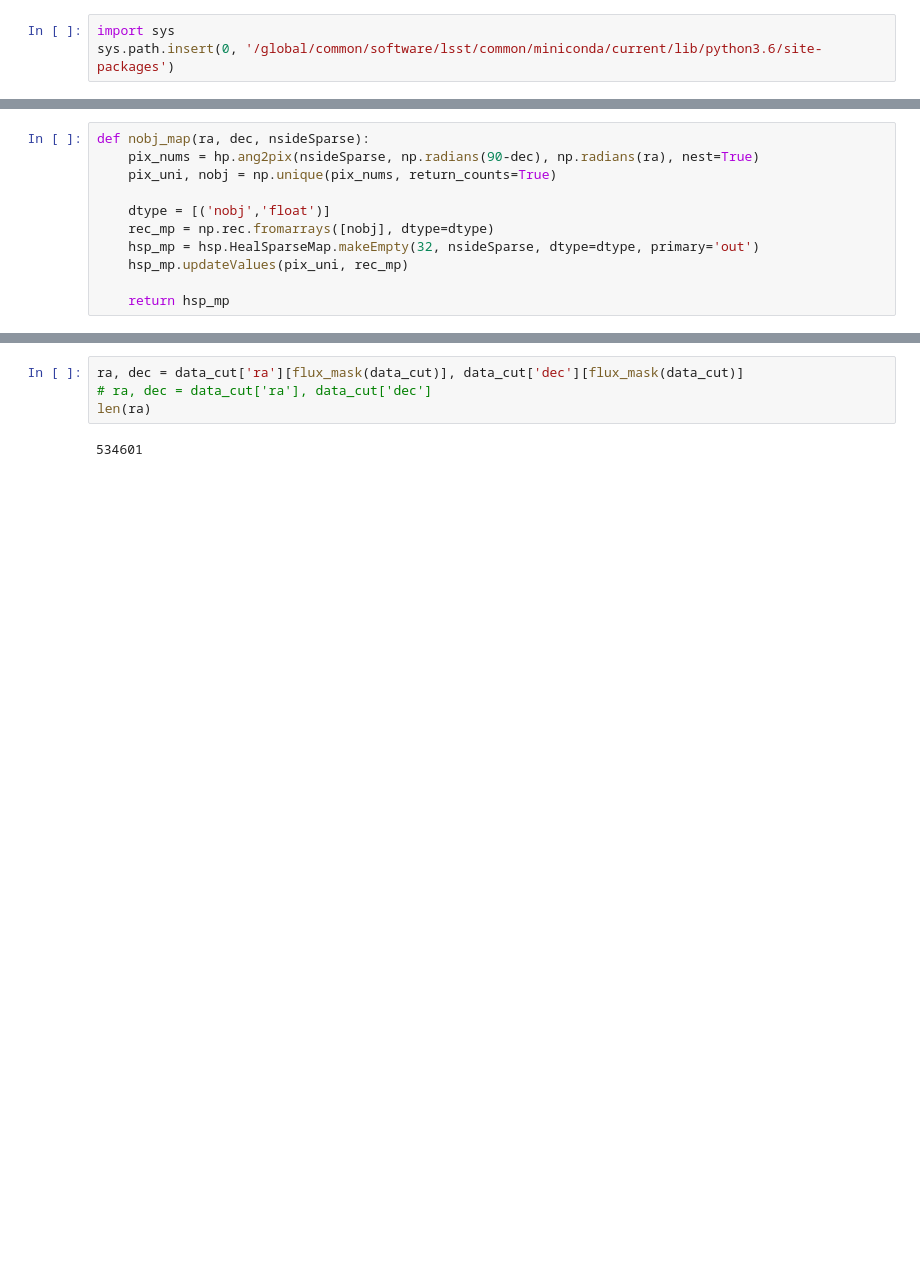
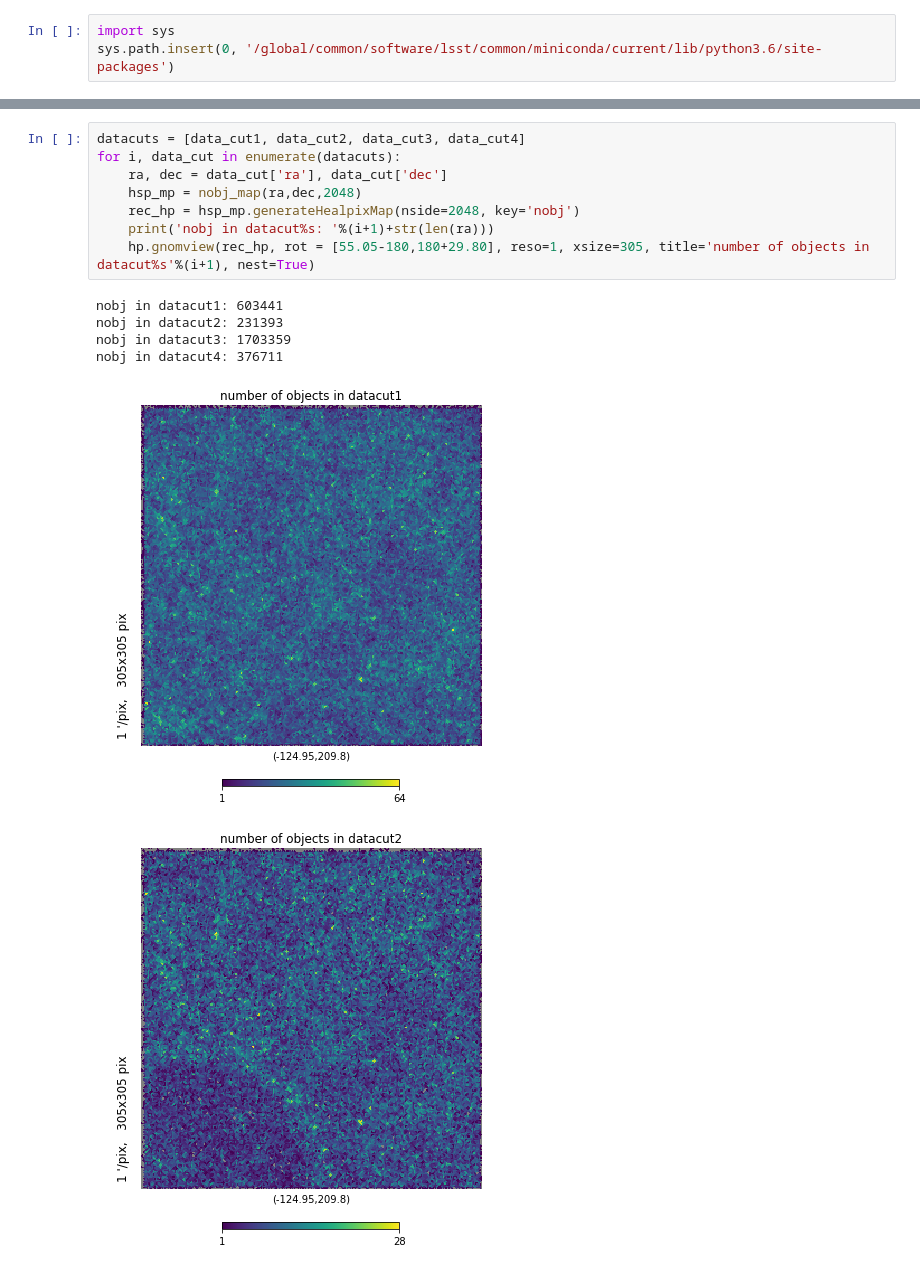
Before and after one commit to LSSTDESC/DC2-LSS, a Jupyter notebook: select_sample_pz.ipynb, the cells around one changed output, grey strips where cells are left out. Saved outputs shown, nothing was run; the diff lists cells and outputs as text; blank space fills up the shorter version.

```diff
--- a/select_sample_pz.ipynb
+++ b/select_sample_pz.ipynb
@@ -93,13 +98,2 @@ def plot_pz(data_cut, bin_centers):
-# %%
-def nobj_map(ra, dec, nsideSparse):
-    pix_nums = hp.ang2pix(nsideSparse, np.radians(90-dec), np.radians(ra), nest=True)
-    pix_uni, nobj = np.unique(pix_nums, return_counts=True)
-
-    dtype = [('nobj','float')]
-    rec_mp = np.rec.fromarrays([nobj], dtype=dtype)
-    hsp_mp = hsp.HealSparseMap.makeEmpty(32, nsideSparse, dtype=dtype, primary='out')
-    hsp_mp.updateValues(pix_uni, rec_mp)
-
-    return hsp_mp
 # %%
 snrs = ['snr_%s_cModel'%band for band in bands]
@@ -113,6 +117,15 @@ data_cut = catalog.get_quantities(['ra', 'dec', 'photoz_pdf', 'photoz_mode'] + s
-# %%
-ra, dec = data_cut['ra'][flux_mask(data_cut)], data_cut['dec'][flux_mask(data_cut)]
-# ra, dec = data_cut['ra'], data_cut['dec']
-len(ra)
-# %% [output]
-534601
+# %%
+datacuts = [data_cut1, data_cut2, data_cut3, data_cut4]
+for i, data_cut in enumerate(datacuts):
+    ra, dec = data_cut['ra'], data_cut['dec']
+    hsp_mp = nobj_map(ra,dec,2048)
+    rec_hp = hsp_mp.generateHealpixMap(nside=2048, key='nobj')
+    print('nobj in datacut%s: '%(i+1)+str(len(ra)))
+    hp.gnomview(rec_hp, rot = [55.05-180,180+29.80], reso=1, xsize=305, title='number of objects in datacut%s'%(i+1), nest=True)
+# %% [output]
+nobj in datacut1: 603441
+nobj in datacut2: 231393
+nobj in datacut3: 1703359
+nobj in datacut4: 376711
+[figure, added]
+[figure, added]
```
Also changed, not shown: parts of 14 cells of this notebook.
